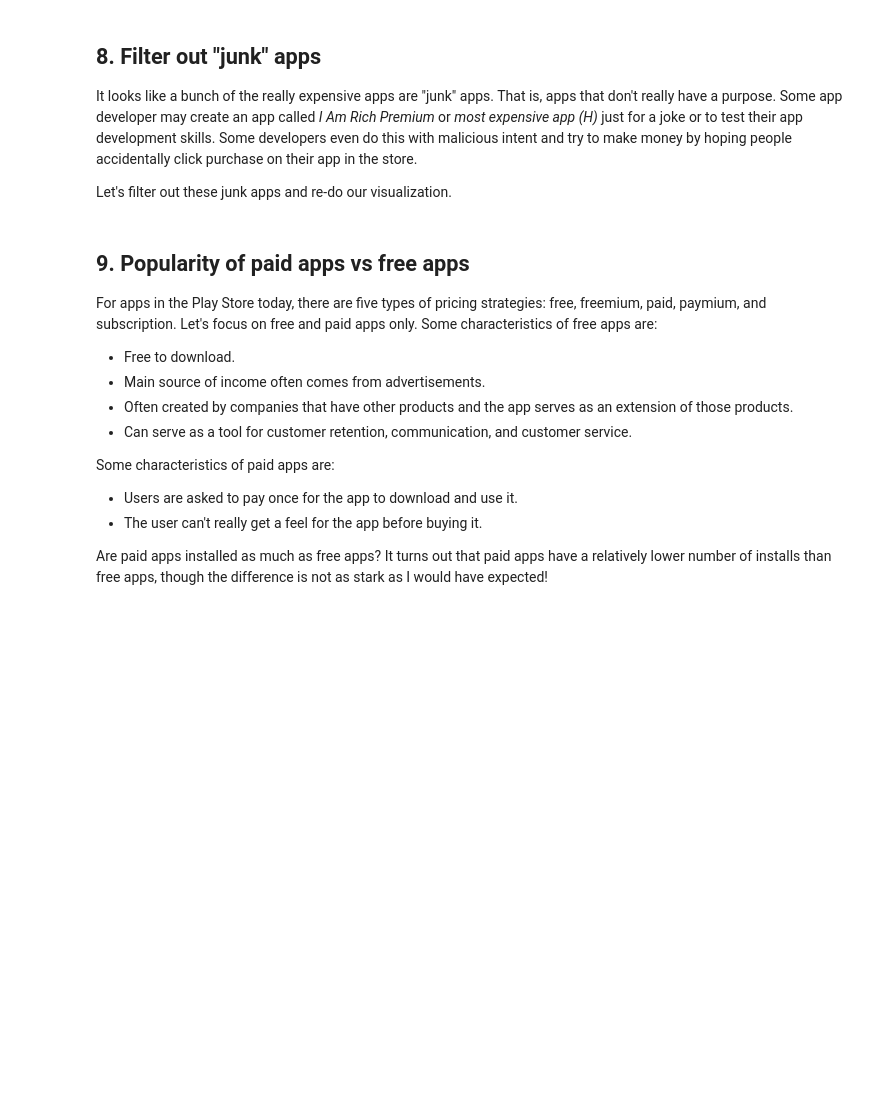
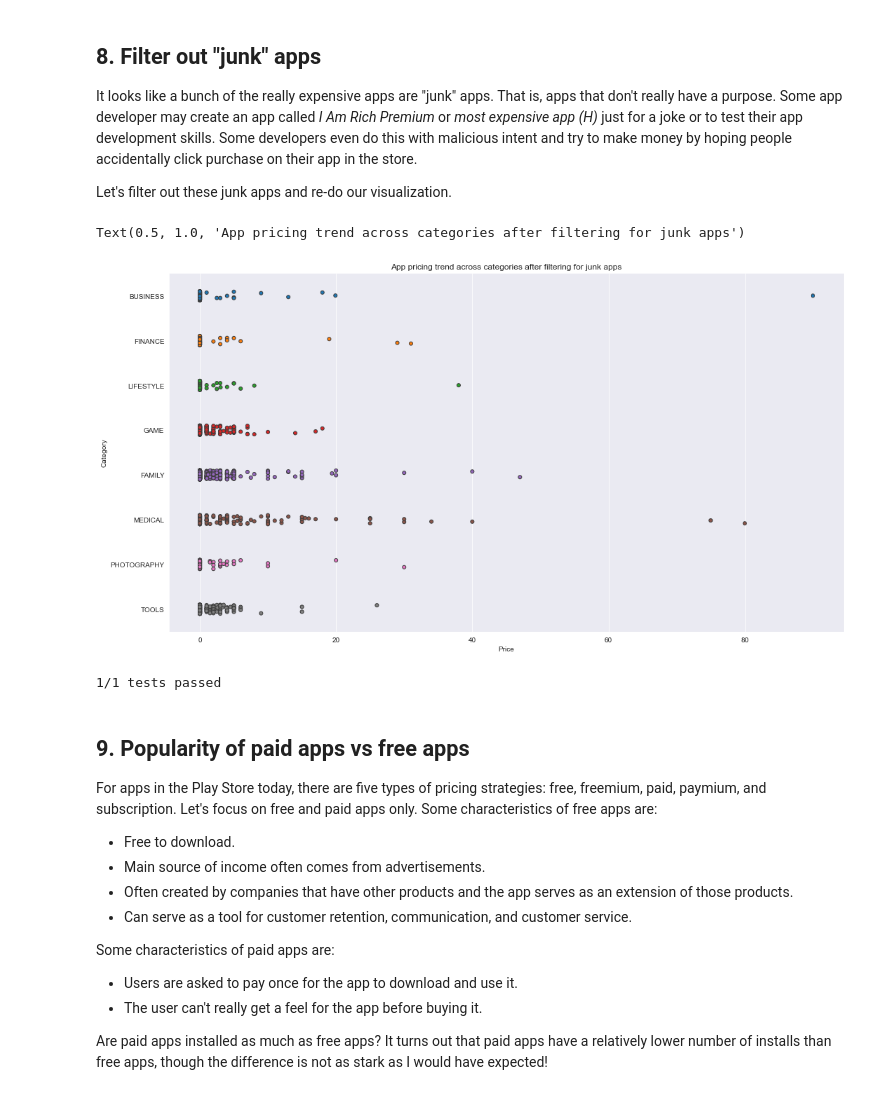
Before and after one commit to basakritu/Exploratory-Data-Analsyis, a Jupyter notebook: Google_Play_Dataset/notebook.ipynb, the cells around one changed output. Saved outputs shown, nothing was run; the diff lists cells and outputs as text; code cells hidden in the pictures; blank space fills up the shorter version.

```diff
--- a/Google_Play_Dataset/notebook.ipynb
+++ b/Google_Play_Dataset/notebook.ipynb
@@ -217,14 +393,26 @@ apps_above_200[['Category', 'App', 'Price']]
 <p>Let's filter out these junk apps and re-do our visualization.</p>
 # %%
 # Select apps priced below $100
-apps_under_100 = ...
+apps_under_100 =popular_app_cats[popular_app_cats['Price']<100]
 
 fig, ax = plt.subplots()
 fig.set_size_inches(15, 8)
 
 # Examine price vs category with the authentic apps (apps_under_100)
-ax = sns.stripplot(x = ..., y = ..., data = ..., jitter = True, linewidth = 1)
+ax = sns.stripplot(x = 'Price', y = 'Category', data = apps_under_100, jitter = True, linewidth = 1)
 ax.set_title('App pricing trend across categories after filtering for junk apps')
+# %% [output]
+Text(0.5, 1.0, 'App pricing trend across categories after filtering for junk apps')
+[figure, added]
+# %%
+%%nose
+
+def test_apps_under_100():
+    correct_apps_under_100 = popular_app_cats[popular_app_cats['Price'] < 100]
+    assert correct_apps_under_100.equals(apps_under_100), \
+    "The apps_under_100 DataFrame is not what we expected. Please review the instructions and check the hint if necessary."
+# %% [output]
+1/1 tests passed
 # %% [markdown]
 ## 9. Popularity of paid apps vs free apps
 <p>For apps in the Play Store today, there are five types of pricing strategies: free, freemium, paid, paymium, and subscription. Let's focus on free and paid apps only. Some characteristics of free apps are:</p>
```
Also changed, not shown: parts of 17 cells of this notebook.
